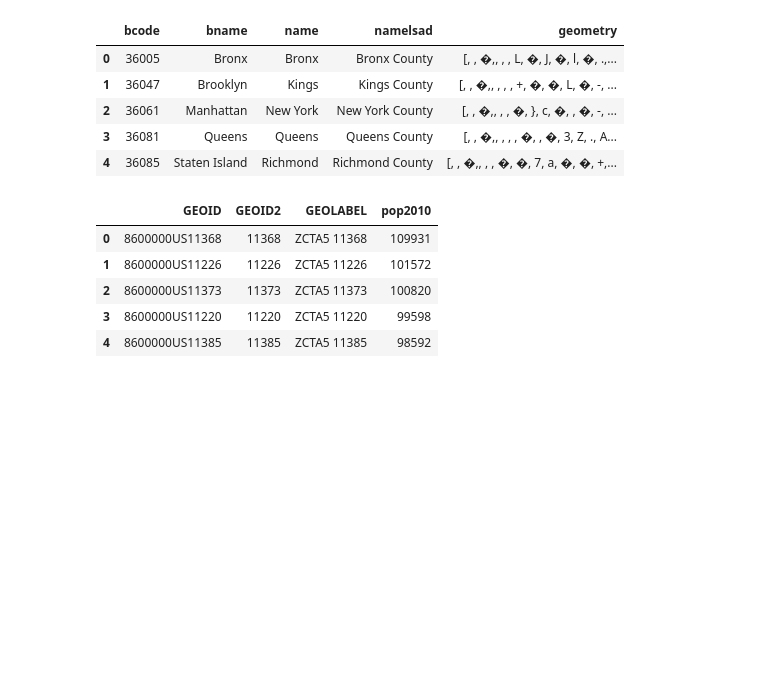
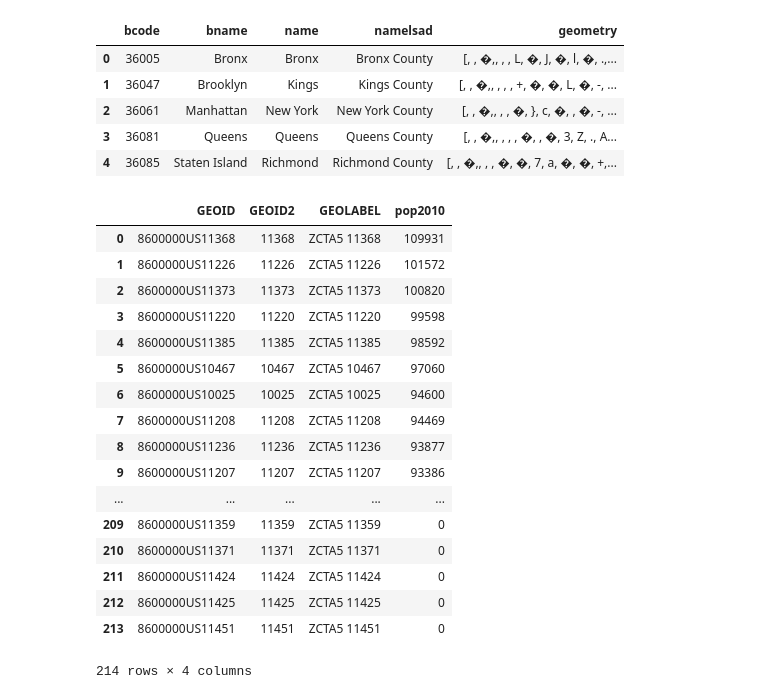
Before and after one commit to neal-rogers/IS362, a Jupyter notebook: final-project/nealrogers-final-project.ipynb, the cells around one changed output. Saved outputs shown, nothing was run; the diff lists cells and outputs as text; code cells hidden in the pictures; blank space fills up the shorter version.

```diff
--- a/final-project/nealrogers-final-project.ipynb
+++ b/final-project/nealrogers-final-project.ipynb
@@ -39,19 +39,31 @@ pd.read_sql(sql, db).head()
 # %%
 sql = '''SELECT  geoid,
          geoid2,
          geolabel,
          HD01_S001
          AS  pop2010
          FROM  b_zctas_2010census
          ORDER  BY  pop2010 DESC'''
-pd.read_sql(sql, db).head()
+pd.read_sql(sql, db)
 # %% [output]
 |  | GEOID | GEOID2 | GEOLABEL | pop2010 |
 | 0 | 8600000US11368 | 11368 | ZCTA5 11368 | 109931 |
 | 1 | 8600000US11226 | 11226 | ZCTA5 11226 | 101572 |
 | 2 | 8600000US11373 | 11373 | ZCTA5 11373 | 100820 |
 | 3 | 8600000US11220 | 11220 | ZCTA5 11220 | 99598 |
 | 4 | 8600000US11385 | 11385 | ZCTA5 11385 | 98592 |
+| 5 | 8600000US10467 | 10467 | ZCTA5 10467 | 97060 |
+| 6 | 8600000US10025 | 10025 | ZCTA5 10025 | 94600 |
+| 7 | 8600000US11208 | 11208 | ZCTA5 11208 | 94469 |
+| 8 | 8600000US11236 | 11236 | ZCTA5 11236 | 93877 |
+| 9 | 8600000US11207 | 11207 | ZCTA5 11207 | 93386 |
+| ... | ... | ... | ... | ... |
+| 209 | 8600000US11359 | 11359 | ZCTA5 11359 | 0 |
+| 210 | 8600000US11371 | 11371 | ZCTA5 11371 | 0 |
+| 211 | 8600000US11424 | 11424 | ZCTA5 11424 | 0 |
+| 212 | 8600000US11425 | 11425 | ZCTA5 11425 | 0 |
+| 213 | 8600000US11451 | 11451 | ZCTA5 11451 | 0 |
+214 rows × 4 columns
 # %%
 sql = '''SELECT  zcta,
          bcode,
```
Also changed, not shown: parts of 11 cells of this notebook, 1 other file.
